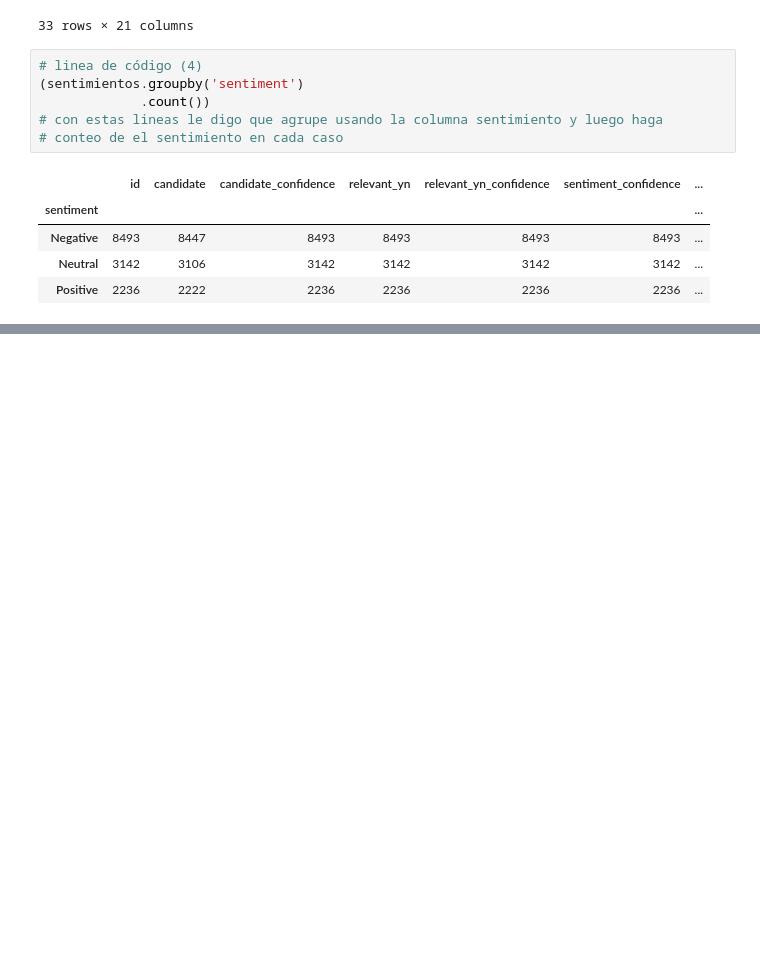
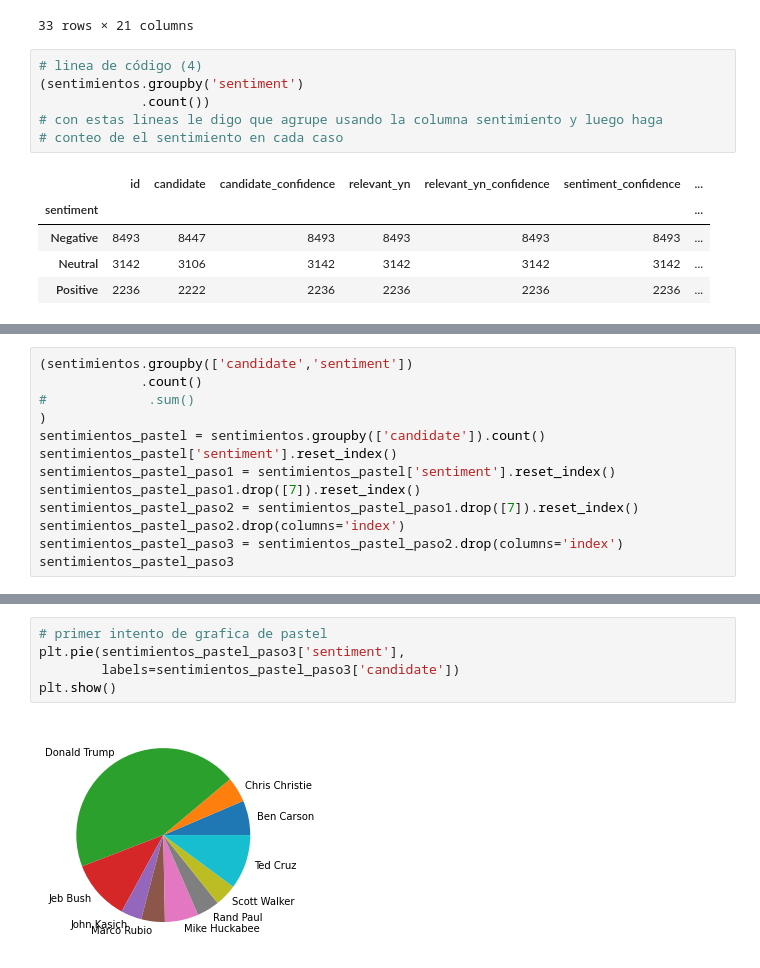
Before and after one commit to jebus2088/proyecto-portafolio, a Jupyter notebook: Notebooks/analisis_eda1.ipynb, the cells around one changed output, grey strips where cells are left out. Cells and saved outputs as stored; diff of their text form; blank space fills up the shorter version.

Commit message:
intento de graficas
Añadí unas gráficas, esto con la idea de intentar tener un pequeño articulo para entregar

```diff
--- a/Notebooks/analisis_eda1.ipynb
+++ b/Notebooks/analisis_eda1.ipynb
@@ -429,0 +449,13 @@ dtype: int64
+# %%
+(sentimientos.groupby(['candidate','sentiment'])
+             .count()
+#             .sum()
+)
+sentimientos_pastel = sentimientos.groupby(['candidate']).count()
+sentimientos_pastel['sentiment'].reset_index()
+sentimientos_pastel_paso1 = sentimientos_pastel['sentiment'].reset_index()
+sentimientos_pastel_paso1.drop([7]).reset_index()
+sentimientos_pastel_paso2 = sentimientos_pastel_paso1.drop([7]).reset_index()
+sentimientos_pastel_paso2.drop(columns='index')
+sentimientos_pastel_paso3 = sentimientos_pastel_paso2.drop(columns='index')
+sentimientos_pastel_paso3
@@ -429,0 +474,7 @@ dtype: int64
+# %%
+# primer intento de grafica de pastel
+plt.pie(sentimientos_pastel_paso3['sentiment'],
+        labels=sentimientos_pastel_paso3['candidate'])
+plt.show()
+# %% [output]
+[figure, added]
```
Also changed, not shown: parts of 13 cells of this notebook.
